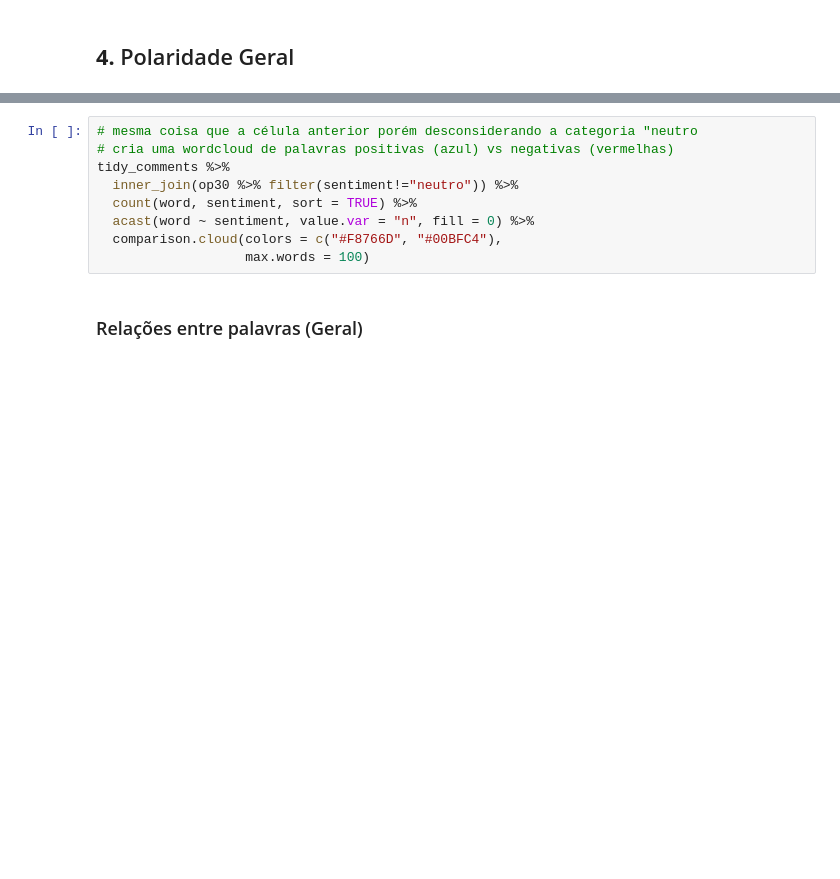
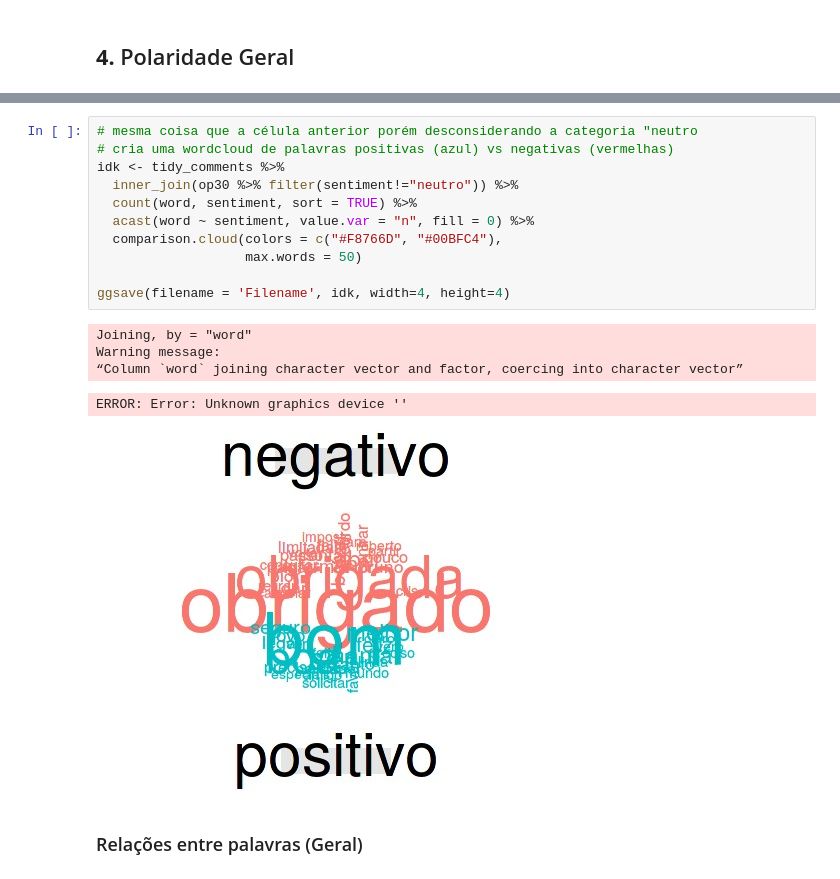
Before and after one commit to brendasalenave/data_analysis_fb, a Jupyter notebook: analise_polaridade.ipynb, the cells around one changed output, grey strips where cells are left out. Drawn from its saved outputs; the diff is of its cells as text; blank space fills up the shorter version.

```diff
--- a/analise_polaridade.ipynb
+++ b/analise_polaridade.ipynb
@@ -369,12 +450,20 @@ tidy_comments %>%
 # %%
 # mesma coisa que a célula anterior porém desconsiderando a categoria "neutro
 # cria uma wordcloud de palavras positivas (azul) vs negativas (vermelhas)
-tidy_comments %>%
+idk <- tidy_comments %>%
   inner_join(op30 %>% filter(sentiment!="neutro")) %>%
   count(word, sentiment, sort = TRUE) %>%
   acast(word ~ sentiment, value.var = "n", fill = 0) %>%
   comparison.cloud(colors = c("#F8766D", "#00BFC4"),
-                   max.words = 100)
+                   max.words = 50)
+
+ggsave(filename = 'Filename', idk, width=4, height=4)
+# %% [output]
+Joining, by = "word"
+Warning message:
+“Column `word` joining character vector and factor, coercing into character vector”
+ERROR: Error: Unknown graphics device ''
+[figure, added]
 # %% [markdown]
 ### Relações entre palavras (Geral)
 # %%
```
Also changed, not shown: parts of 26 cells of this notebook.
